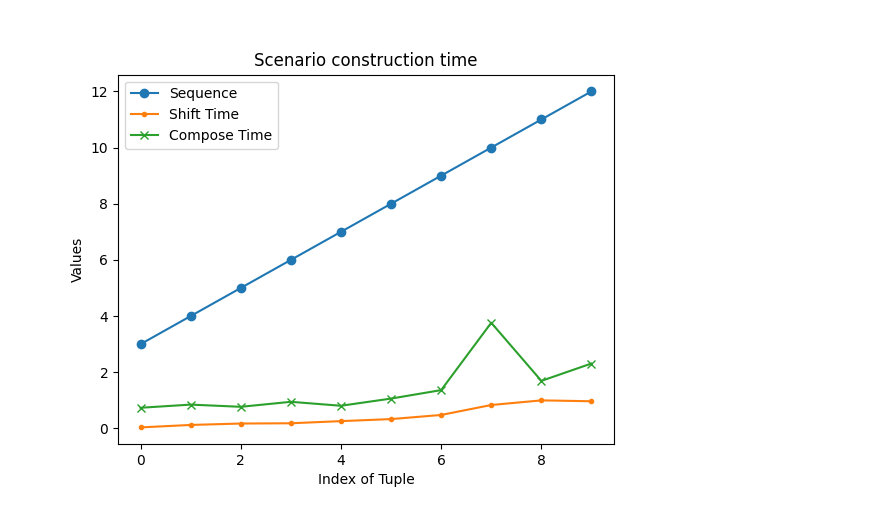
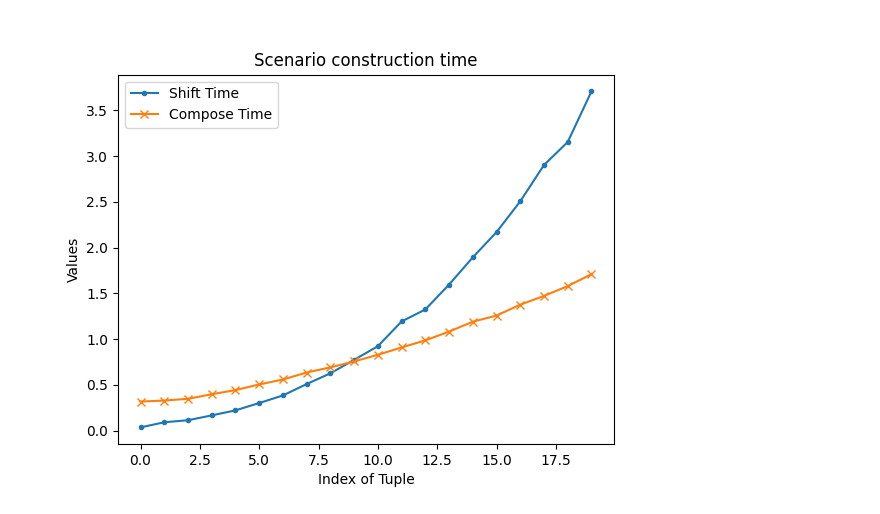
Before and after one commit to pacti-org/cs-space-mission, a Jupyter notebook: space_mission/nav_linear.ipynb, the cells around one changed output. Drawn from its saved outputs; the diff is of its cells as text; code cells hidden in the pictures.

Commit message:
linear results

```diff
--- a/space_mission/nav_linear.ipynb
+++ b/space_mission/nav_linear.ipynb
@@ -10,7 +10,7 @@ gain=(0.2, 0.3)
 max_dv=10
 me=(0.9, 1.1)
 variables=["t", "trtd", "ttid"]
+iterations=20
 # %%
-with cpu_usage_plot(max_data_points=500, finally_clear_output=True):
-    ns = NAVScenarioLinear(iterations=10, mu=mu, gain=gain, max_dv=max_dv, me=me, variables=variables)
+ns = NAVScenarioLinear(iterations=iterations, mu=mu, gain=gain, max_dv=max_dv, me=me, variables=variables)
 # %% [output]
@@ -19,25 +34,22 @@ with cpu_usage_plot(max_data_points=500, finally_clear_output=True):
 # %%
 import matplotlib.pyplot as plt
 indices, contracts, shift_times, compose_times, tactics = zip(*ns.contracts)
 
 # Generate the x values (the indices of the tuples)
 x_values = range(len(ns.contracts))
-
-# Plot the integers
-plt.plot(x_values, indices, label='Sequence', marker='o')
 
 # Plot the floats
 plt.plot(x_values, shift_times, label='Shift Time', marker='.')
 
 
 plt.plot(x_values, compose_times, label='Compose Time', marker='x')
 
 # Customize the chart
 plt.xlabel('Index of Tuple')
 plt.ylabel('Values')
 plt.title('Scenario construction time')
 plt.legend()
 plt.show()
 # %% [output]
-[figure, old version]
+[figure, new version]
 # %%
```
Also changed, not shown: parts of 5 cells of this notebook.
